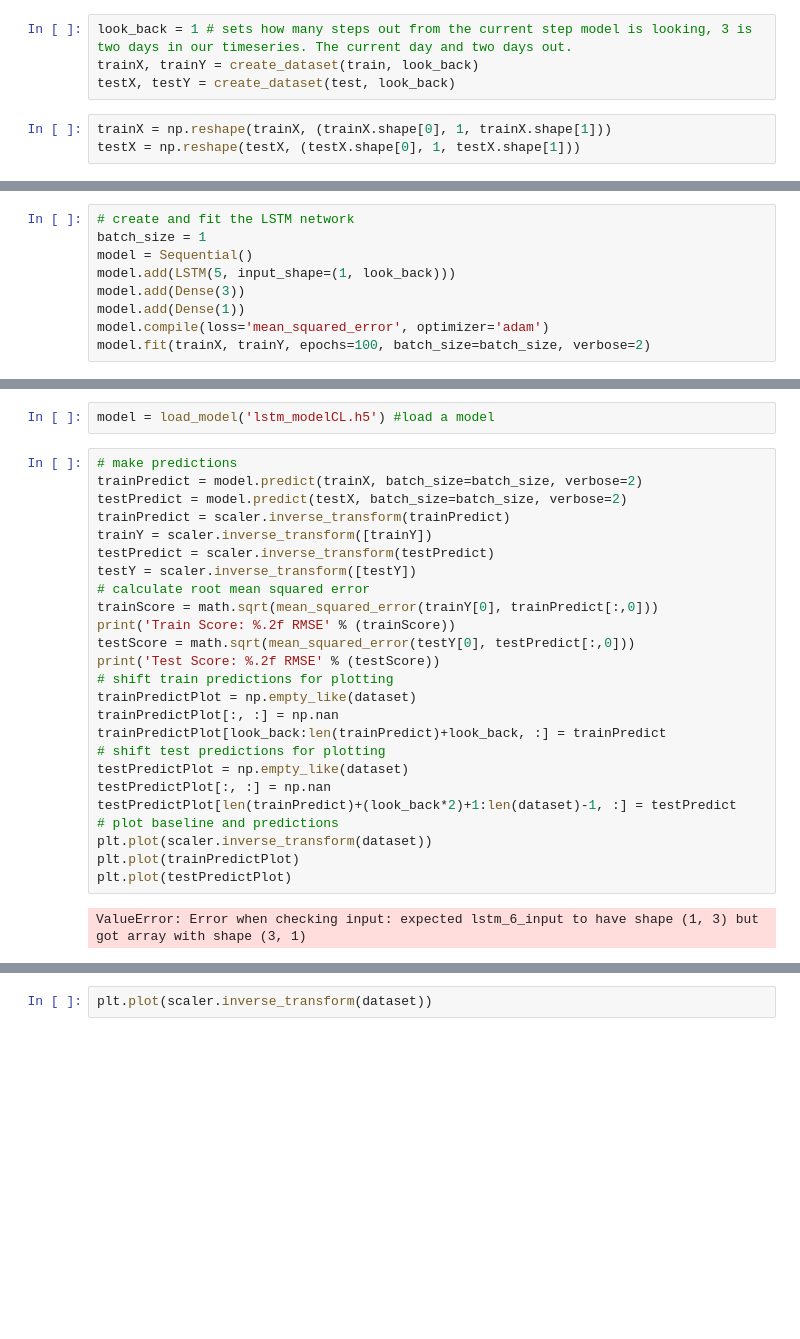
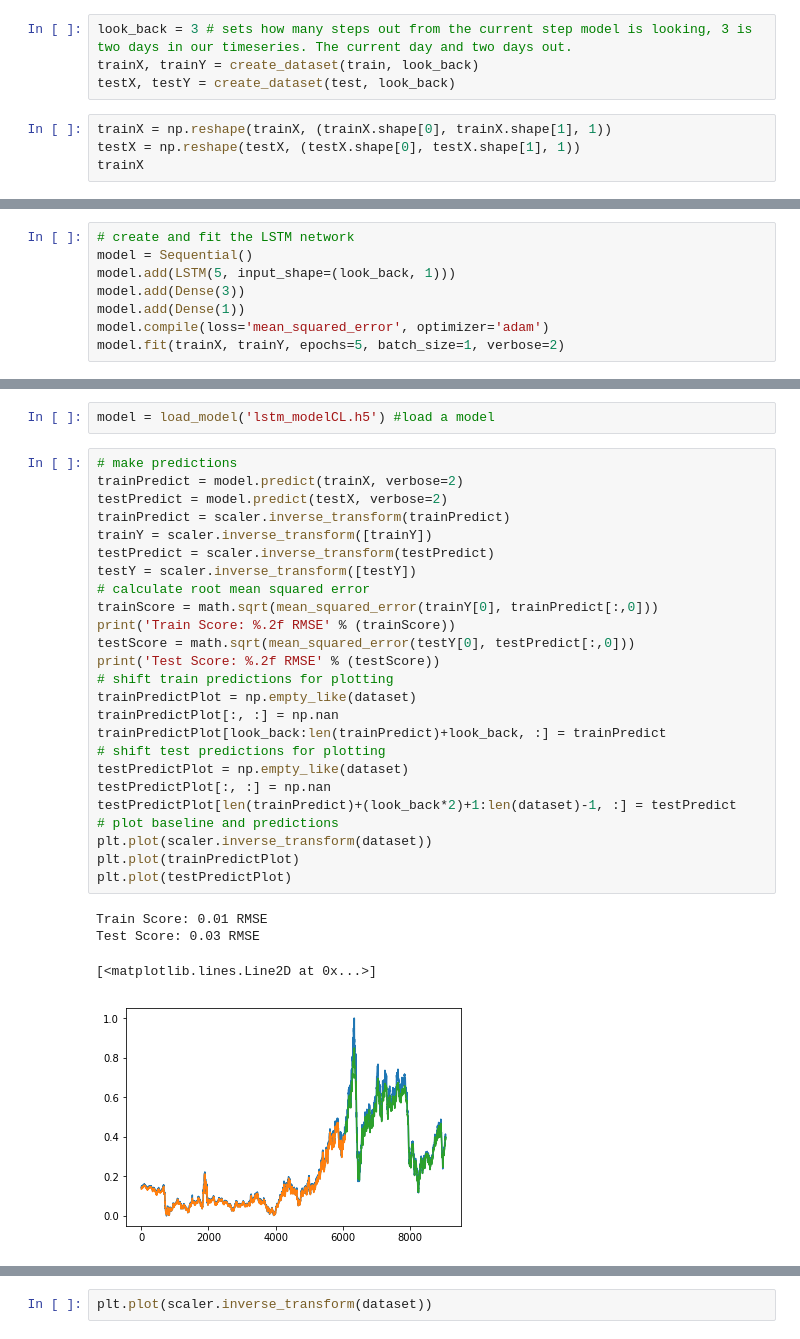
Before and after one commit to brownal05/globaltrade, a Jupyter notebook: alex/LTSMUNIV.ipynb, the cells around one changed output, grey strips where cells are left out. Drawn from its saved outputs; the diff is of its cells as text; blank space fills up the shorter version.

```diff
--- a/alex/LTSMUNIV.ipynb
+++ b/alex/LTSMUNIV.ipynb
@@ -89,9 +105,10 @@ print(len(train), len(test))
 # %% [output]
 6075 2993
 # %%
-look_back = 1 # sets how many steps out from the current step model is looking, 3 is two days in our timeseries. The current day and two days out.
+look_back = 3 # sets how many steps out from the current step model is looking, 3 is two days in our timeseries. The current day and two days out.
 trainX, trainY = create_dataset(train, look_back)
 testX, testY = create_dataset(test, look_back)
 # %%
-trainX = np.reshape(trainX, (trainX.shape[0], 1, trainX.shape[1]))
-testX = np.reshape(testX, (testX.shape[0], 1, testX.shape[1]))
+trainX = np.reshape(trainX, (trainX.shape[0], trainX.shape[1], 1))
+testX = np.reshape(testX, (testX.shape[0], testX.shape[1], 1))
+trainX
@@ -98,10 +133,9 @@ testX = np.reshape(testX, (testX.shape[0], 1, testX.shape[1]))
 # %%
 # create and fit the LSTM network
-batch_size = 1
 model = Sequential()
-model.add(LSTM(5, input_shape=(1, look_back)))
+model.add(LSTM(5, input_shape=(look_back, 1)))
 model.add(Dense(3))
 model.add(Dense(1))
 model.compile(loss='mean_squared_error', optimizer='adam')
-model.fit(trainX, trainY, epochs=100, batch_size=batch_size, verbose=2)
+model.fit(trainX, trainY, epochs=5, batch_size=1, verbose=2)
 # %% [output]
@@ -129,28 +156,31 @@ model.save('filename.h5') #change file name! lstm_modelCLstep15, lstm_modelCL
 model = load_model('lstm_modelCL.h5') #load a model
 # %%
 # make predictions
-trainPredict = model.predict(trainX, batch_size=batch_size, verbose=2)
-testPredict = model.predict(testX, batch_size=batch_size, verbose=2)
+trainPredict = model.predict(trainX, verbose=2)
+testPredict = model.predict(testX, verbose=2)
 trainPredict = scaler.inverse_transform(trainPredict)
 trainY = scaler.inverse_transform([trainY])
 testPredict = scaler.inverse_transform(testPredict)
 testY = scaler.inverse_transform([testY])
 # calculate root mean squared error
 trainScore = math.sqrt(mean_squared_error(trainY[0], trainPredict[:,0]))
 print('Train Score: %.2f RMSE' % (trainScore))
 testScore = math.sqrt(mean_squared_error(testY[0], testPredict[:,0]))
 print('Test Score: %.2f RMSE' % (testScore))
 # shift train predictions for plotting
 trainPredictPlot = np.empty_like(dataset)
 trainPredictPlot[:, :] = np.nan
 trainPredictPlot[look_back:len(trainPredict)+look_back, :] = trainPredict
 # shift test predictions for plotting
 testPredictPlot = np.empty_like(dataset)
 testPredictPlot[:, :] = np.nan
 testPredictPlot[len(trainPredict)+(look_back*2)+1:len(dataset)-1, :] = testPredict
 # plot baseline and predictions
 plt.plot(scaler.inverse_transform(dataset))
 plt.plot(trainPredictPlot)
 plt.plot(testPredictPlot)
 # %% [output]
-ValueError: Error when checking input: expected lstm_6_input to have shape (1, 3) but got array with shape (3, 1)
+Train Score: 0.01 RMSE
+Test Score: 0.03 RMSE
+[<matplotlib.lines.Line2D at 0x...>]
+[figure, added]
```
Also changed, not shown: parts of 6 cells of this notebook, 5 other files.
